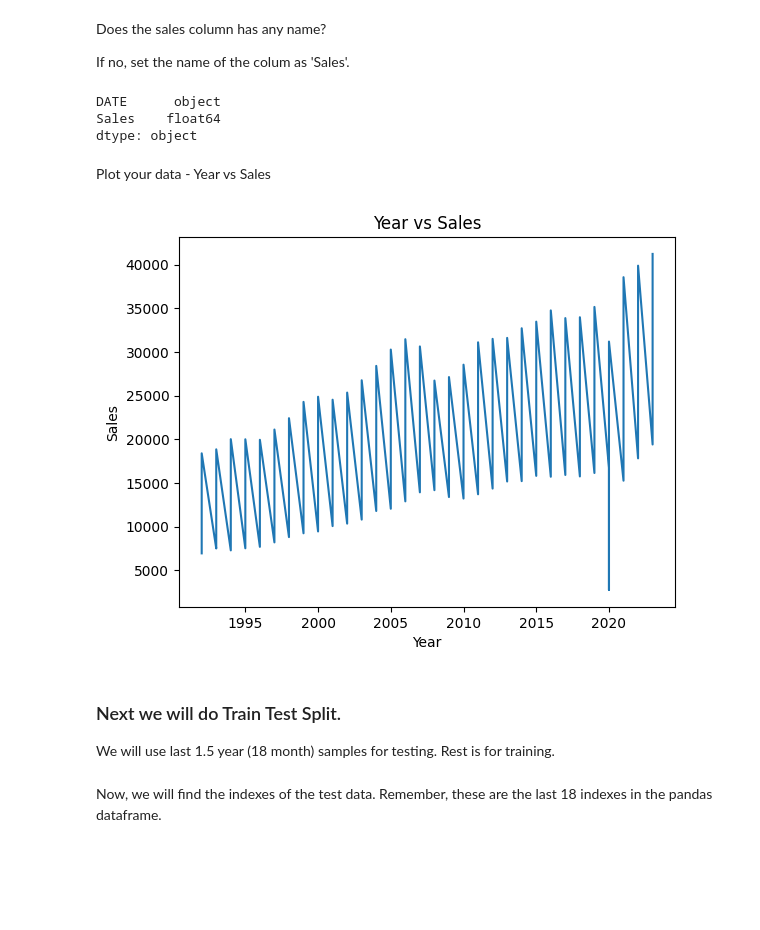
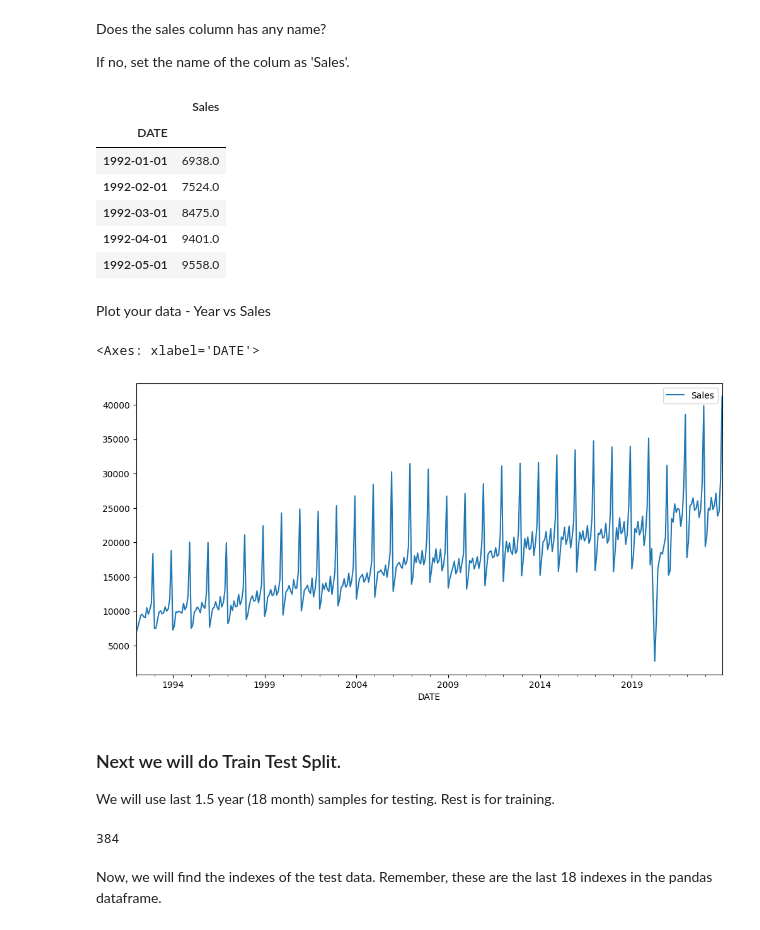
Before and after one commit to syeddhasnainn/aru-dl, a Jupyter notebook: Week_6_Recurent_Neural_Network_2.ipynb, the cells around one changed output. Drawn from its saved outputs; the diff is of its cells as text; code cells hidden in the pictures; blank space fills up the shorter version.

```diff
--- a/Week_6_Recurent_Neural_Network_2.ipynb
+++ b/Week_6_Recurent_Neural_Network_2.ipynb
@@ -52,27 +53,24 @@ Does the sales column has any name?
 If no, set the name of the colum as 'Sales'.
 # %%
 # Set name of column as 'Sales'. Use - df.columns
-df.rename(columns={'MRTSSM448USN':'Sales'}, inplace=True)
-df.columns
+df.columns = ['Sales']
 
-print(df.dtypes)
+df.head()
 # %% [output]
-DATE      object
-Sales    float64
-dtype: object
+|  | Sales |
+| DATE |  |
+| 1992-01-01 | 6938.0 |
+| 1992-02-01 | 7524.0 |
+| 1992-03-01 | 8475.0 |
+| 1992-04-01 | 9401.0 |
+| 1992-05-01 | 9558.0 |
 # %% [markdown]
 Plot your data - Year vs Sales
-# %%
-# Your code to plot Year vs Sales. Use either matplot library of pandas dataframe
-year = pd.to_datetime(df['DATE'])
-year = year.dt.year
-plt.plot(year, df['Sales'])
-plt.xlabel('Year')
-plt.ylabel('Sales')
-plt.title('Year vs Sales')
-plt.show()
-# %% [output]
-[figure, removed]
+# %%
+df.plot(figsize=(12, 6))
+# %% [output]
+<Axes: xlabel='DATE'>
+[figure, added]
 # %% [markdown]
 ### Next we will do Train Test Split.
 
@@ -83,7 +81,7 @@ We will use last 1.5 year (18 month) samples for testing. Rest is for training.
 # store training size in varialable train_size (Remember training size = total size - test_size)
 test_size = 18
 data_length = len(df)
-data_length
+print(data_length)
 train_size = data_length - test_size
 train_size
 
@@ -91,6 +89,8 @@ train_size
 test_index = train_size
 
 train = df.iloc[:test_index]
+# %% [output]
+384
 # %% [markdown]
 Now, we will find the indexes of the test data. Remember, these are the last 18 indexes in the pandas dataframe.
 # %%
```
Also changed, not shown: parts of 32 cells of this notebook, 8 other files.
